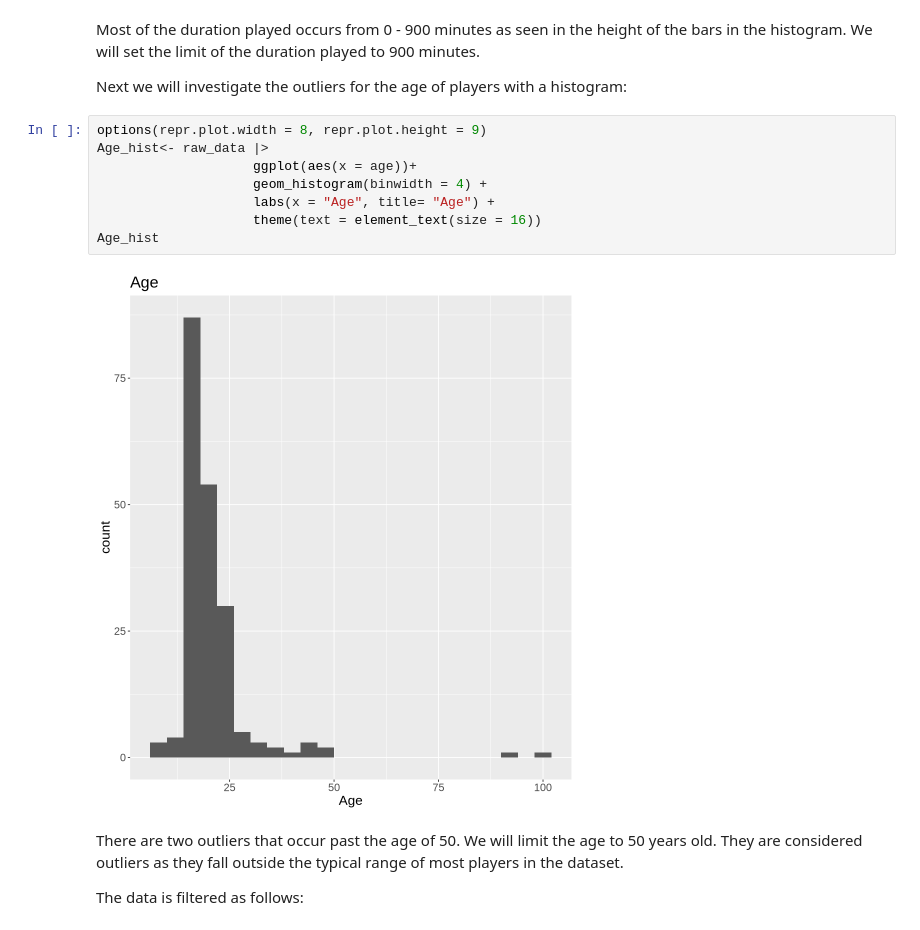
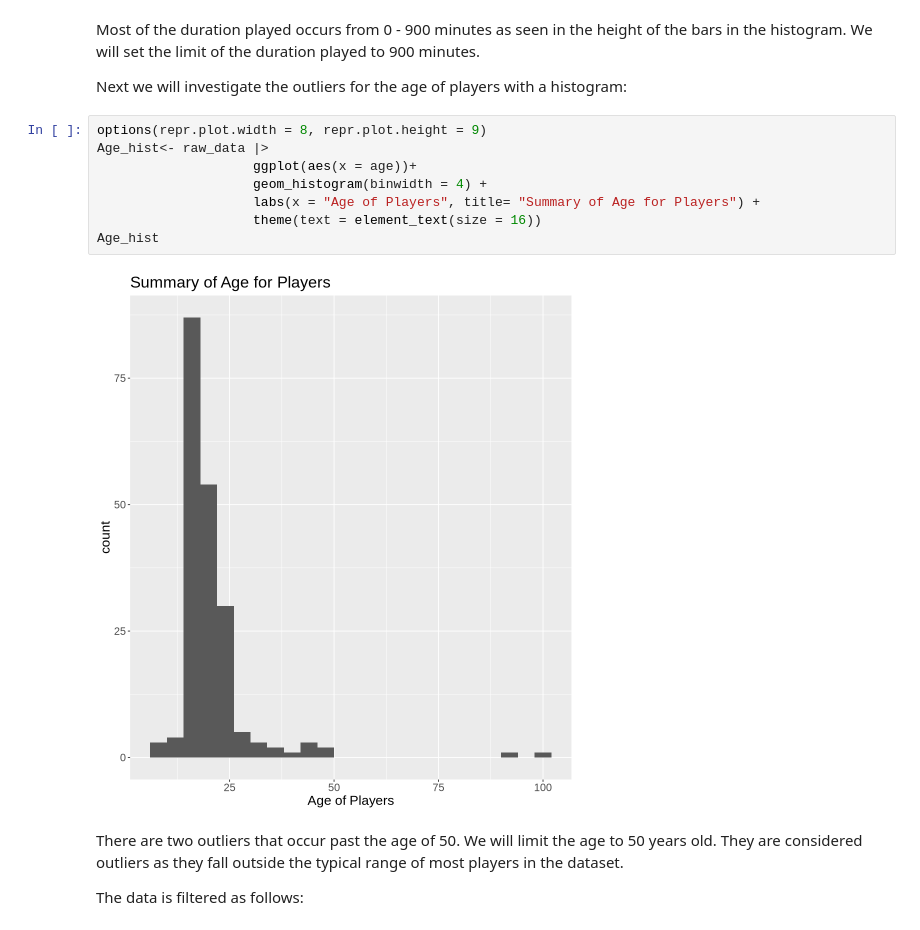
Before and after one commit to CathygLe/PlaiCraft-Data-Science-Analysis, a Jupyter notebook: Final_Project.ipynb, the cells around one changed output. Saved outputs shown, nothing was run; the diff lists cells and outputs as text.

```diff
--- a/Final_Project.ipynb
+++ b/Final_Project.ipynb
@@ -235,13 +235,13 @@ Next we will investigate the outliers for the age of players with a histogram:
 # %%
 options(repr.plot.width = 8, repr.plot.height = 9)
 Age_hist<- raw_data |>
                     ggplot(aes(x = age))+
                     geom_histogram(binwidth = 4) +
-                    labs(x = "Age", title= "Age") +
+                    labs(x = "Age of Players", title= "Summary of Age for Players") +
                     theme(text = element_text(size = 16))
 Age_hist
 # %% [output]
-[figure, old version]
+[figure, new version]
 # %% [markdown]
 There are two outliers that occur past the age of 50. We will limit the age to 50 years old. They are considered outliers as they fall outside the typical range of most players in the dataset.
 
```
Also changed, not shown: parts of 3 cells of this notebook.
